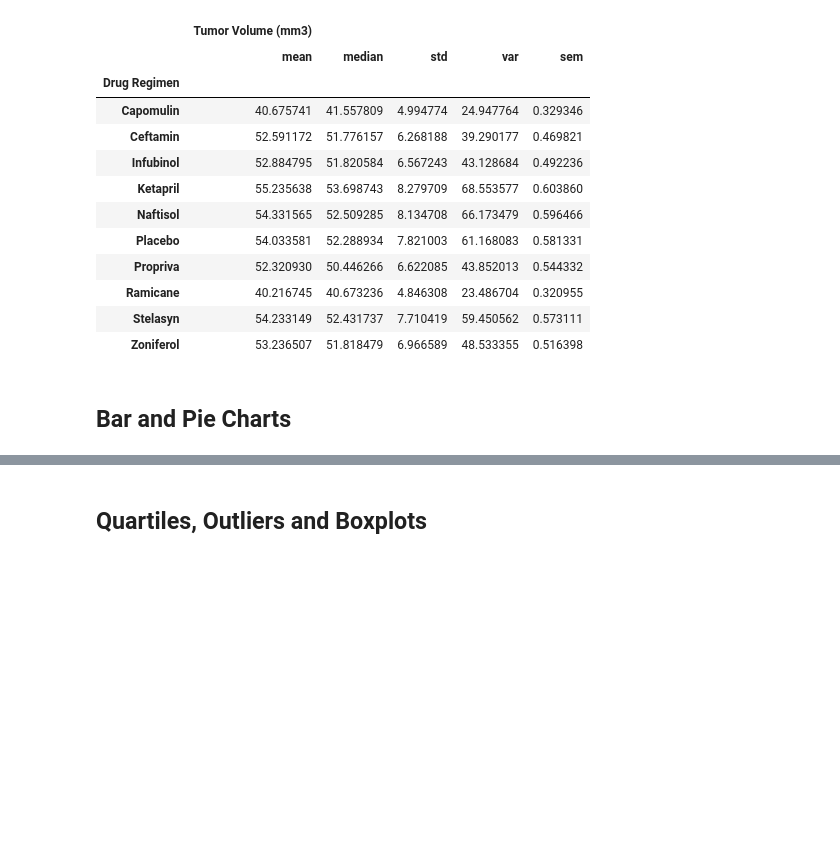
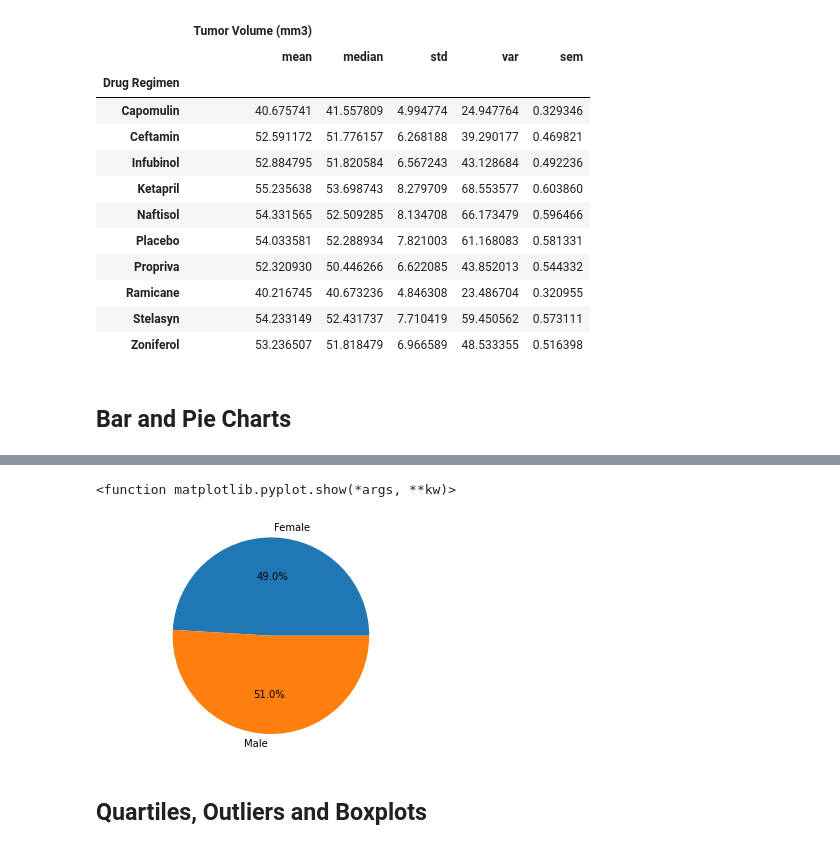
Before and after one commit to floresfdo/matplotlib-challenge, a Jupyter notebook: pymaceuticals_starter.ipynb, the cells around one changed output, grey strips where cells are left out. Saved outputs shown, nothing was run; the diff lists cells and outputs as text; code cells hidden in the pictures; blank space fills up the shorter version.

```diff
--- a/pymaceuticals_starter.ipynb
+++ b/pymaceuticals_starter.ipynb
@@ -149,2 +185,10 @@ statistics_table
 # %%
-# Generate a pie plot showing the distribution of female versus male mice using pandas
+# Generate a pie plot showing the distribution of female versus male mice using pyplot
+
+pie_labels = list(pie_count.index)
+plt.pie(pie_count,labels=pie_labels,autopct="%1.1f%%")
+plt.axis("equal")
+plt.show
+# %% [output]
+<function matplotlib.pyplot.show(*args, **kw)>
+[figure, added]
```
Also changed, not shown: parts of 9 cells of this notebook.
